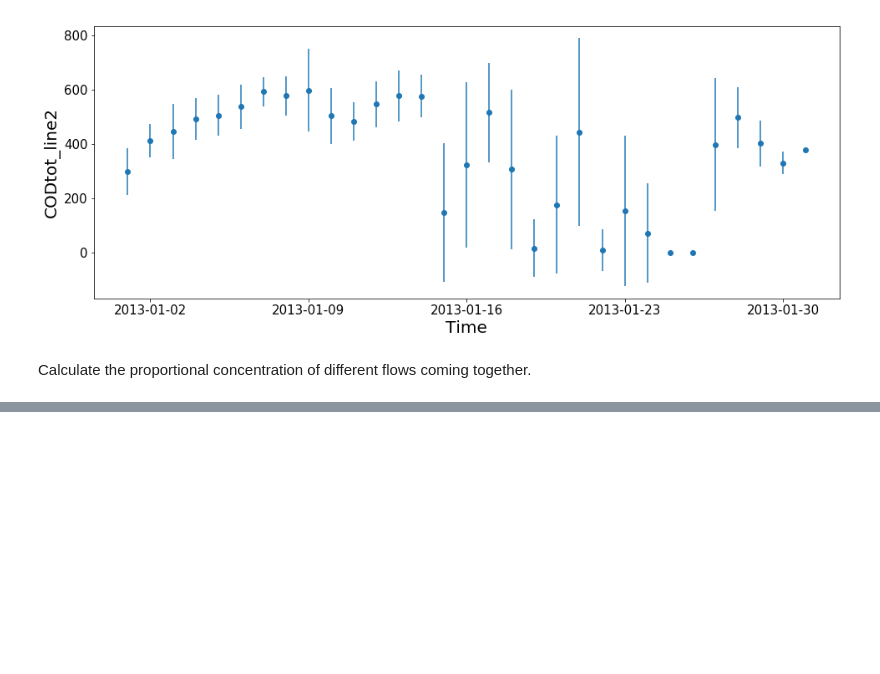
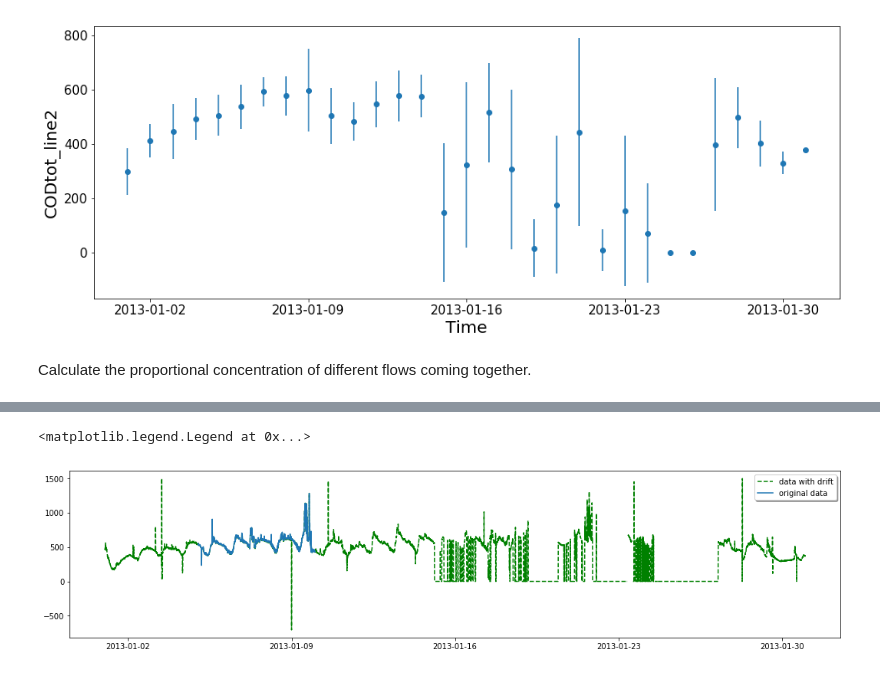
Before and after one commit to UGentBiomath/wwdata, a Jupyter notebook: Showcase_OnlineSensorBased.ipynb, the cells around one changed output, grey strips where cells are left out. Cells and saved outputs as stored; diff of their text form; code cells hidden in the pictures; blank space fills up the shorter version.

```diff
--- a/Showcase_OnlineSensorBased.ipynb
+++ b/Showcase_OnlineSensorBased.ipynb
@@ -347,0 +372,8 @@ dataset.calc_total_proportional('Flow_total',
+# %%
+fig, ax = plt.subplots(figsize=(18,4))
+ax.plot(dataset.data['CODtot_line2'],'g--', label='data with drift')
+ax.plot(data['2013/1/5':'2013/1/9'], label='original data')
+ax.legend(loc='upper right', shadow=True)
+# %% [output]
+<matplotlib.legend.Legend at 0x...>
+[figure, added]
```
Also changed, not shown: parts of 27 cells of this notebook, 2 other files.
